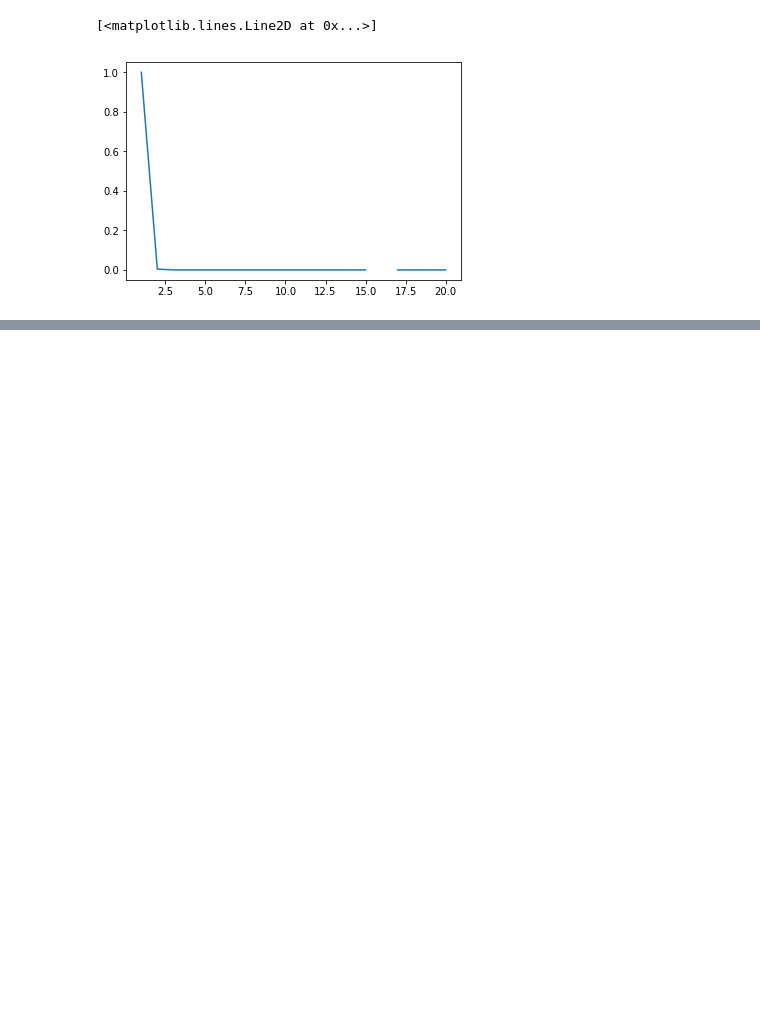
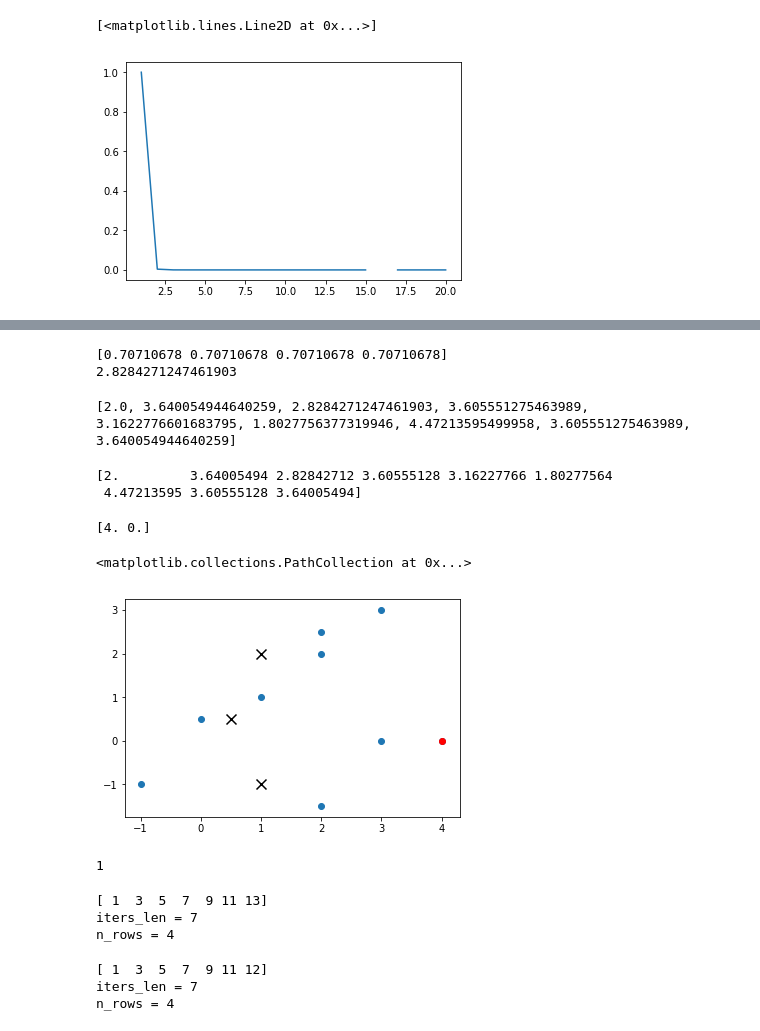
Before and after one commit to alexein777/K-MESA, a Jupyter notebook: test.ipynb, the cells around one changed output, grey strips where cells are left out. Saved outputs shown, nothing was run; the diff lists cells and outputs as text; code cells hidden in the pictures; blank space fills up the shorter version.

```diff
--- a/test.ipynb
+++ b/test.ipynb
@@ -248,0 +215,74 @@ n_iter=33, len(...)=35
+# %%
+pts_j = np.array([[0, 0], [0, 1], [1, 0], [1, 1]])
+centroid_j = np.array([0.5, 0.5])
+sses = la.norm(centroid_j - pts_j, ord=2, axis=1)
+sse_single = np.sum(sses)
+
+print(sses)
+print(sse_single)
+# %% [output]
+[0.70710678 0.70710678 0.70710678 0.70710678]
+2.8284271247461903
+# %%
+points = np.array([[1, 1], [2, 2.5], [3, 0], [-1, -1], [2, 2], [0, 0.5], [3, 3], [4, 0], [2, -1.5]])
+centroids = np.array([[1, 2], [0.5, 0.5], [1, -1]])
+distances = []
+
+for point in points:
+    point_distances = la.norm(point - centroids, ord=2, axis=1)
+
+    distances.append(np.max(point_distances))
+
+print(distances)
+# %% [output]
+[2.0, 3.640054944640259, 2.8284271247461903, 3.605551275463989, 3.1622776601683795, 1.8027756377319946, 4.47213595499958, 3.605551275463989, 3.640054944640259]
+# %%
+max_distances = get_max_distances(points, centroids)
+print(max_distances)
+# %% [output]
+[2.         3.64005494 2.82842712 3.60555128 3.16227766 1.80277564
+ 4.47213595 3.60555128 3.64005494]
+# %%
+furthest_point = get_furthest_point(points, centroids)
+print(furthest_point)
+# %% [output]
+[4. 0.]
+# %%
+plt.scatter(points[:, 0], points[:, 1])
+plt.scatter(centroids[:, 0], centroids[:, 1], c='black', s=100, marker='x')
+plt.scatter(furthest_point[0], furthest_point[1], c='red')
+# %% [output]
+<matplotlib.collections.PathCollection at 0x...>
+[figure, added]
+# %%
+n_iter = int(round(13 / 10))
+print(n_iter)
+# %% [output]
+1
+# %%
+iters = np.arange(1, 13 + 1, 2)
+iters_len = iters.shape[0]
+
+n_rows = iters_len // 2 + 1
+
+print(iters)
+print(f'iters_len = {iters_len}')
+print(f'n_rows = {n_rows}')
+# %% [output]
+[ 1  3  5  7  9 11 13]
+iters_len = 7
+n_rows = 4
+# %%
+iters = np.arange(1, 12 + 1, 2)
+iters = np.append(iters, 12)
+iters_len = iters.shape[0]
+
+n_rows = iters_len // 2 + 1
+
+print(iters)
+print(f'iters_len = {iters_len}')
+print(f'n_rows = {n_rows}')
+# %% [output]
+[ 1  3  5  7  9 11 12]
+iters_len = 7
+n_rows = 4
```
Also changed, not shown: parts of 13 cells of this notebook, 10 other files.
